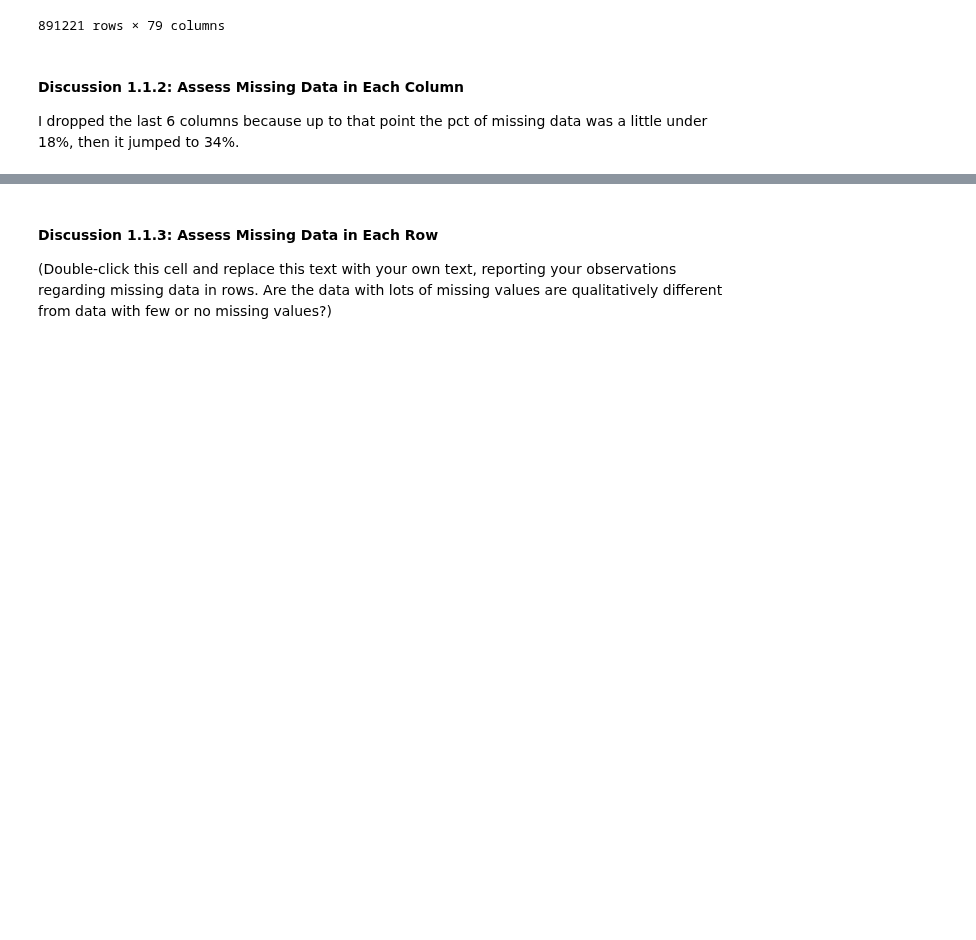
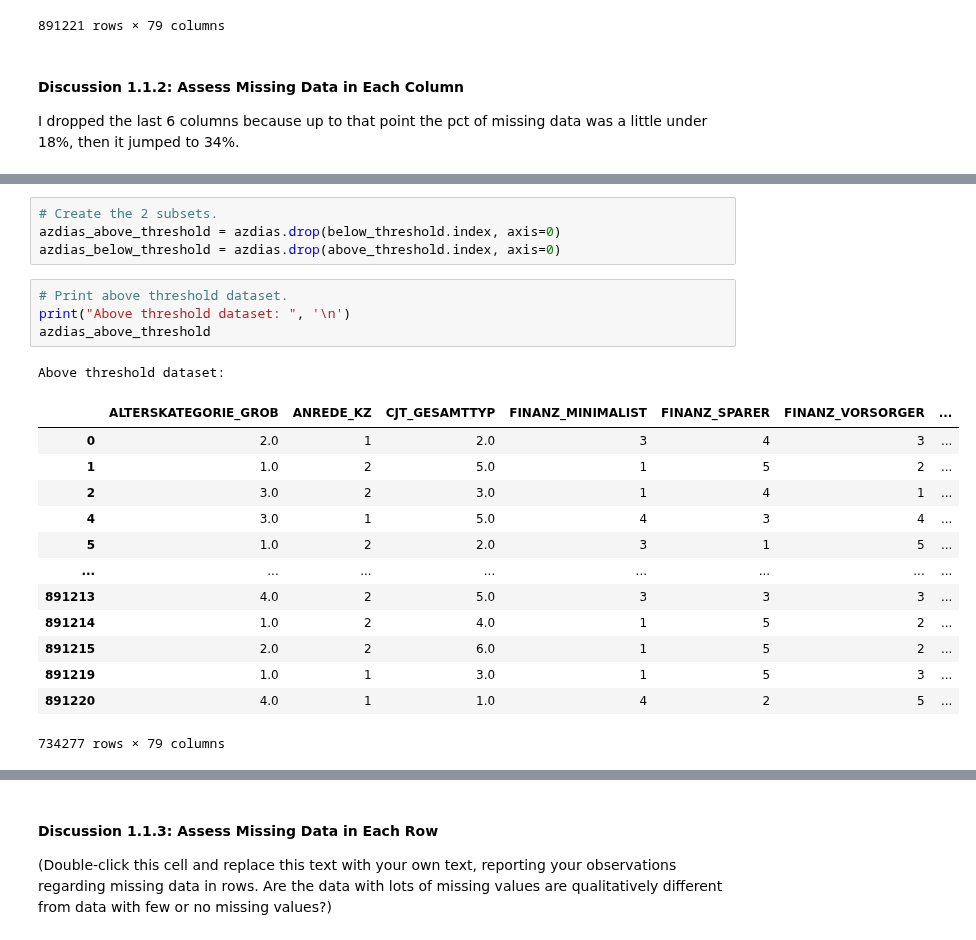
Before and after one commit to paulgureghian/Python_Notebooks, a Jupyter notebook: Create_Cust_Segments/Identify_Cust_Segments/identify_cust_segments.ipynb, the cells around one changed output, grey strips where cells are left out. Cells and saved outputs as stored; diff of their text form; blank space fills up the shorter version.

```diff
--- a/Create_Cust_Segments/Identify_Cust_Segments/identify_cust_segments.ipynb
+++ b/Create_Cust_Segments/Identify_Cust_Segments/identify_cust_segments.ipynb
@@ -376,0 +433,23 @@ Depending on what you observe in your comparison, this will have implications on
+# %%
+# Create the 2 subsets.
+azdias_above_threshold = azdias.drop(below_threshold.index, axis=0)
+azdias_below_threshold = azdias.drop(above_threshold.index, axis=0)
+# %%
+# Print above threshold dataset.
+print("Above threshold dataset: ", '\n')
+azdias_above_threshold
+# %% [output]
+Above threshold dataset:
+|  | ALTERSKATEGORIE_GROB | ANREDE_KZ | CJT_GESAMTTYP | FINANZ_MINIMALIST | FINANZ_SPARER | FINANZ_VORSORGER | ... |
+| 0 | 2.0 | 1 | 2.0 | 3 | 4 | 3 | ... |
+| 1 | 1.0 | 2 | 5.0 | 1 | 5 | 2 | ... |
+| 2 | 3.0 | 2 | 3.0 | 1 | 4 | 1 | ... |
+| 4 | 3.0 | 1 | 5.0 | 4 | 3 | 4 | ... |
+| 5 | 1.0 | 2 | 2.0 | 3 | 1 | 5 | ... |
+| ... | ... | ... | ... | ... | ... | ... | ... |
+| 891213 | 4.0 | 2 | 5.0 | 3 | 3 | 3 | ... |
+| 891214 | 1.0 | 2 | 4.0 | 1 | 5 | 2 | ... |
+| 891215 | 2.0 | 2 | 6.0 | 1 | 5 | 2 | ... |
+| 891219 | 1.0 | 1 | 3.0 | 1 | 5 | 3 | ... |
+| 891220 | 4.0 | 1 | 1.0 | 4 | 2 | 5 | ... |
+734277 rows × 79 columns
```
Also changed, not shown: parts of 10 cells of this notebook.
